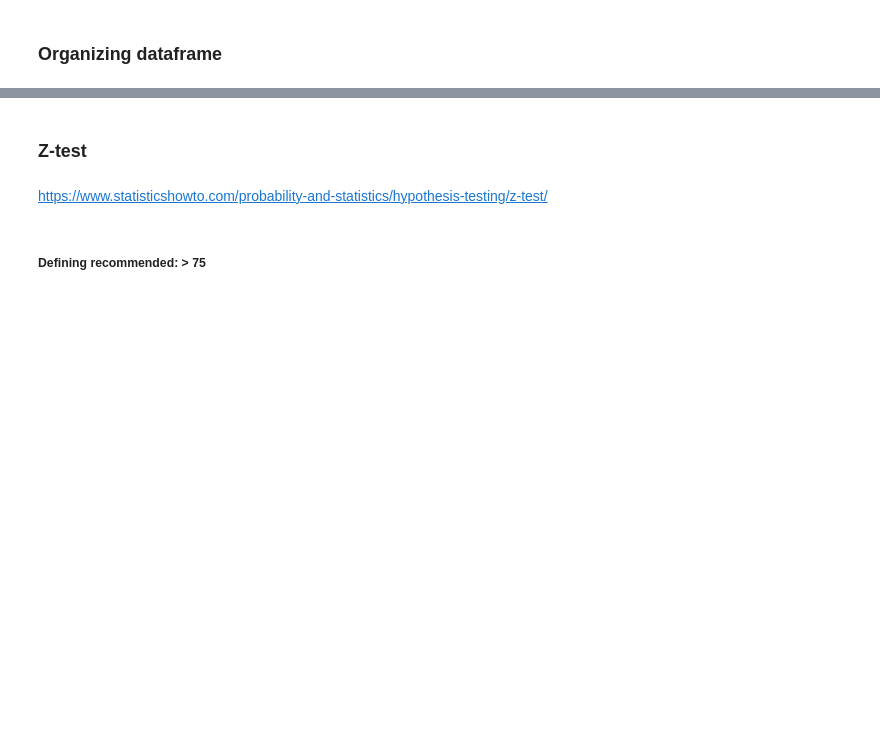
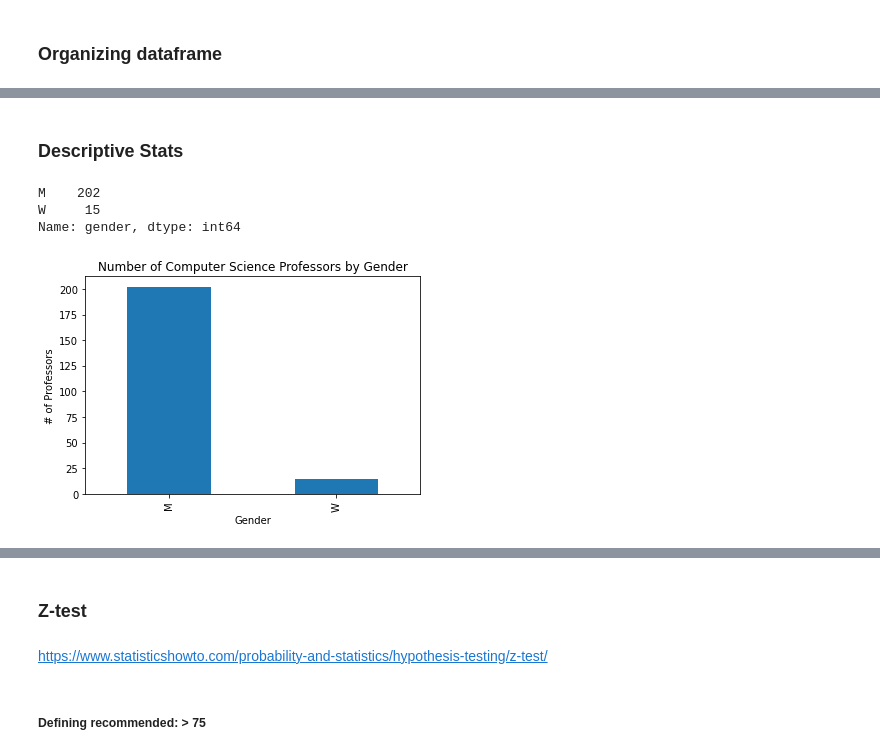
Before and after one commit to nihabhaskar/CSE_194_Project, a Jupyter notebook: stats.ipynb, the cells around one changed output, grey strips where cells are left out. Drawn from its saved outputs; the diff is of its cells as text; code cells hidden in the pictures; blank space fills up the shorter version.

```diff
--- a/stats.ipynb
+++ b/stats.ipynb
@@ -30,0 +34,8 @@ Name: 20, dtype: object
+# %%
+# Average out reccomend percent for all classes professor has taught
+df_cse_rec_avg = df_cse_rec.groupby('prof', as_index=False).mean()
+
+# Add column for gender for professor
+df_cse_rec_avg['gender'] = np.where(df_cse_rec_avg['prof'].isin(women_profs), "W", "M")
+
+df_cse_rec_avg
@@ -30,0 +56,17 @@ Name: 20, dtype: object
+# %% [markdown]
+### Descriptive Stats
+# %%
+df_cse_rec_avg['gender'].value_counts()
+# %% [output]
+M    202
+W     15
+Name: gender, dtype: int64
+# %%
+# Bar graphs with numbers of woman professors and men professors in CSE department
+ax_cse_count = df_cse_rec_avg['gender'].value_counts().plot.bar()
+plt.xlabel('Gender')
+plt.ylabel('# of Professors')
+ax_cse_count.set_title('Number of Computer Science Professors by Gender')
+f1 = plt.gcf()
+# %% [output]
+[figure, added]
```
Also changed, not shown: parts of 15 cells of this notebook.
